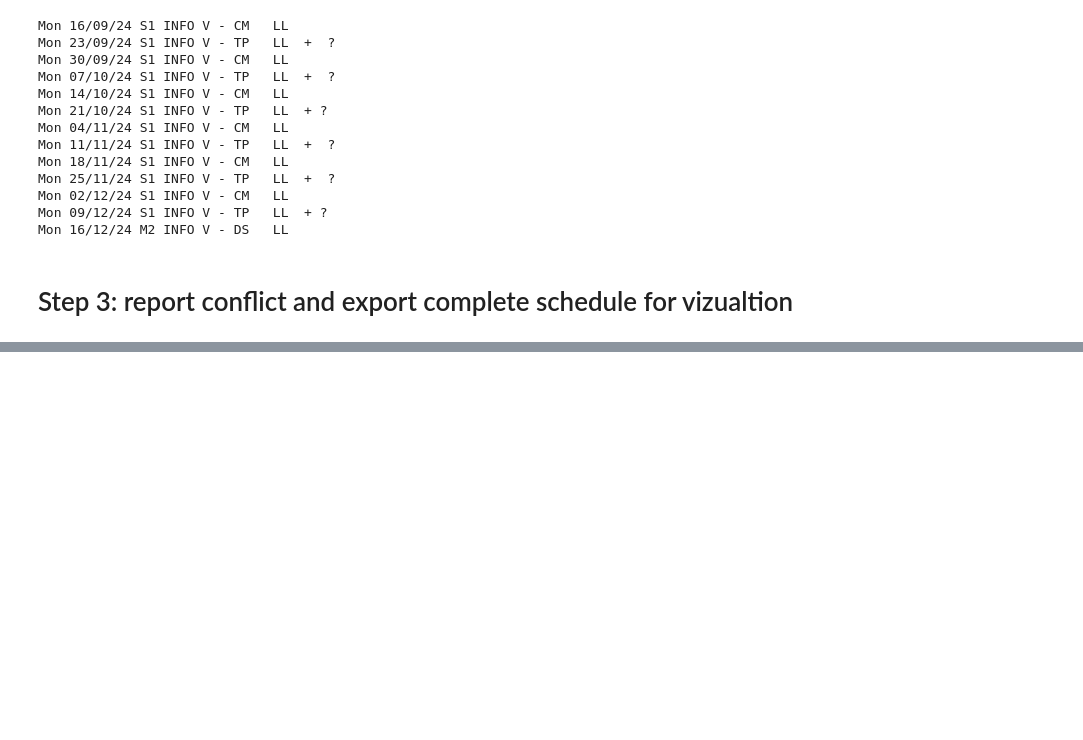
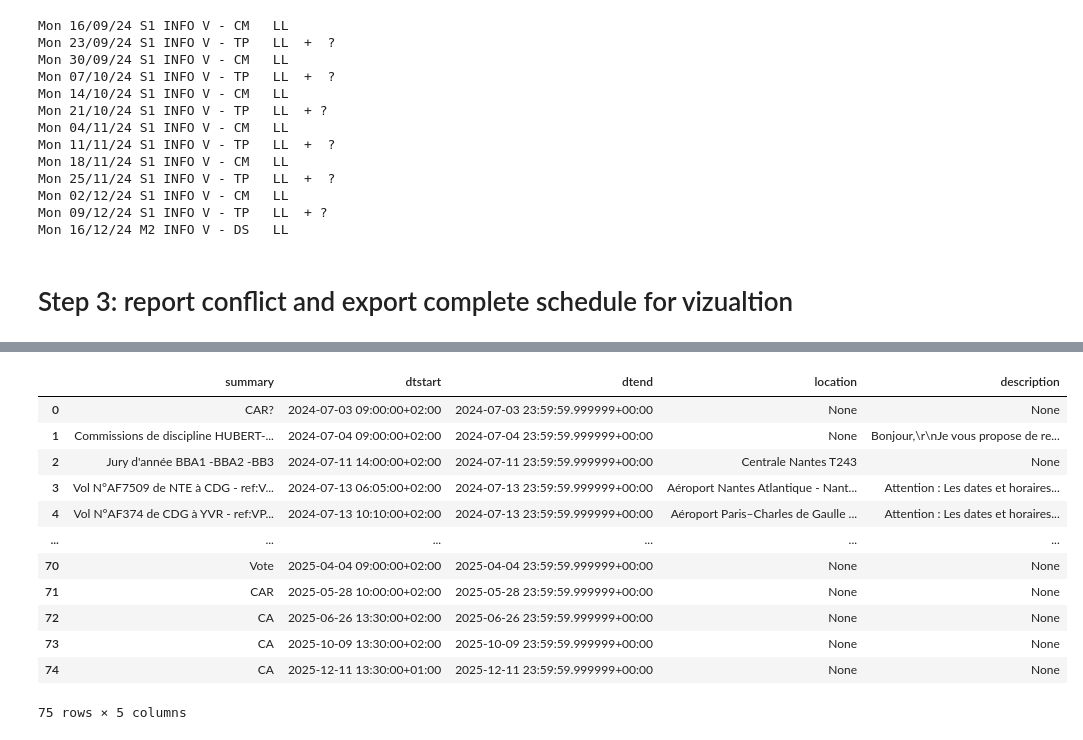
Before and after one commit to llestandi/jupyter_utils, a Jupyter notebook: agenda.ipynb, the cells around one changed output, grey strips where cells are left out. Cells and saved outputs as stored; diff of their text form; code cells hidden in the pictures; blank space fills up the shorter version.

```diff
--- a/agenda.ipynb
+++ b/agenda.ipynb
@@ -309,0 +368,18 @@ Mon 16/12/24 M2 INFO V - DS   LL
+# %%
+# Sort the DataFrame by the 'dtstart' column
+combined_df = combined_df.sort_values(by='dtstart').reset_index(drop=True)
+combined_df
+# %% [output]
+|  | summary | dtstart | dtend | location | description |
+| 0 | CAR? | 2024-07-03 09:00:00+02:00 | 2024-07-03 23:59:59.999999+00:00 | None | None |
+| 1 | Commissions de discipline HUBERT-... | 2024-07-04 09:00:00+02:00 | 2024-07-04 23:59:59.999999+00:00 | None | Bonjour,\r\nJe vous propose de re... |
+| 2 | Jury d'année BBA1 -BBA2 -BB3 | 2024-07-11 14:00:00+02:00 | 2024-07-11 23:59:59.999999+00:00 | Centrale Nantes T243 | None |
+| 3 | Vol N°AF7509 de NTE à CDG - ref:V... | 2024-07-13 06:05:00+02:00 | 2024-07-13 23:59:59.999999+00:00 | Aéroport Nantes Atlantique - Nant... | Attention : Les dates et horaires... |
+| 4 | Vol N°AF374 de CDG à YVR - ref:VP... | 2024-07-13 10:10:00+02:00 | 2024-07-13 23:59:59.999999+00:00 | Aéroport Paris–Charles de Gaulle ... | Attention : Les dates et horaires... |
+| ... | ... | ... | ... | ... | ... |
+| 70 | Vote | 2025-04-04 09:00:00+02:00 | 2025-04-04 23:59:59.999999+00:00 | None | None |
+| 71 | CAR | 2025-05-28 10:00:00+02:00 | 2025-05-28 23:59:59.999999+00:00 | None | None |
+| 72 | CA | 2025-06-26 13:30:00+02:00 | 2025-06-26 23:59:59.999999+00:00 | None | None |
+| 73 | CA | 2025-10-09 13:30:00+02:00 | 2025-10-09 23:59:59.999999+00:00 | None | None |
+| 74 | CA | 2025-12-11 13:30:00+01:00 | 2025-12-11 23:59:59.999999+00:00 | None | None |
+75 rows × 5 columns
```
Also changed, not shown: parts of 8 cells of this notebook.
